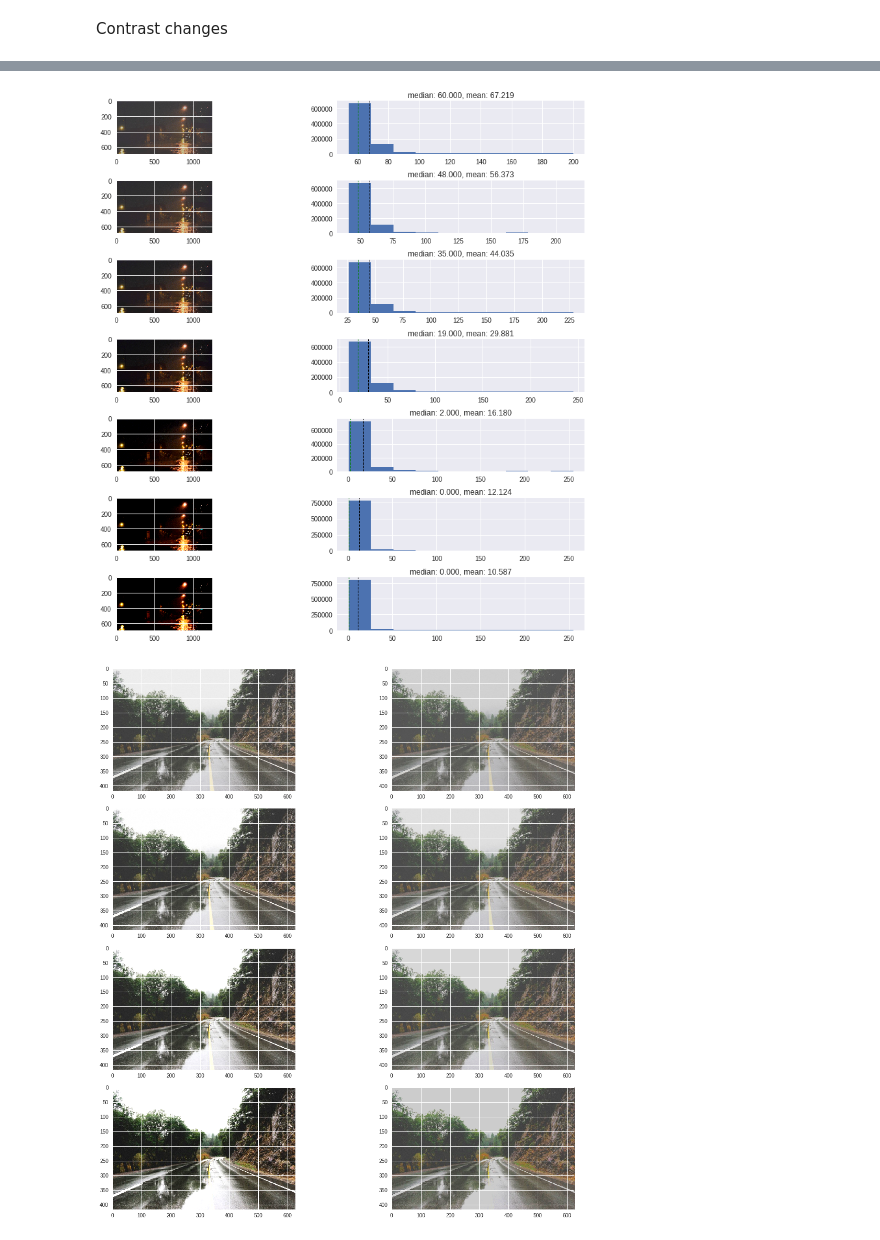
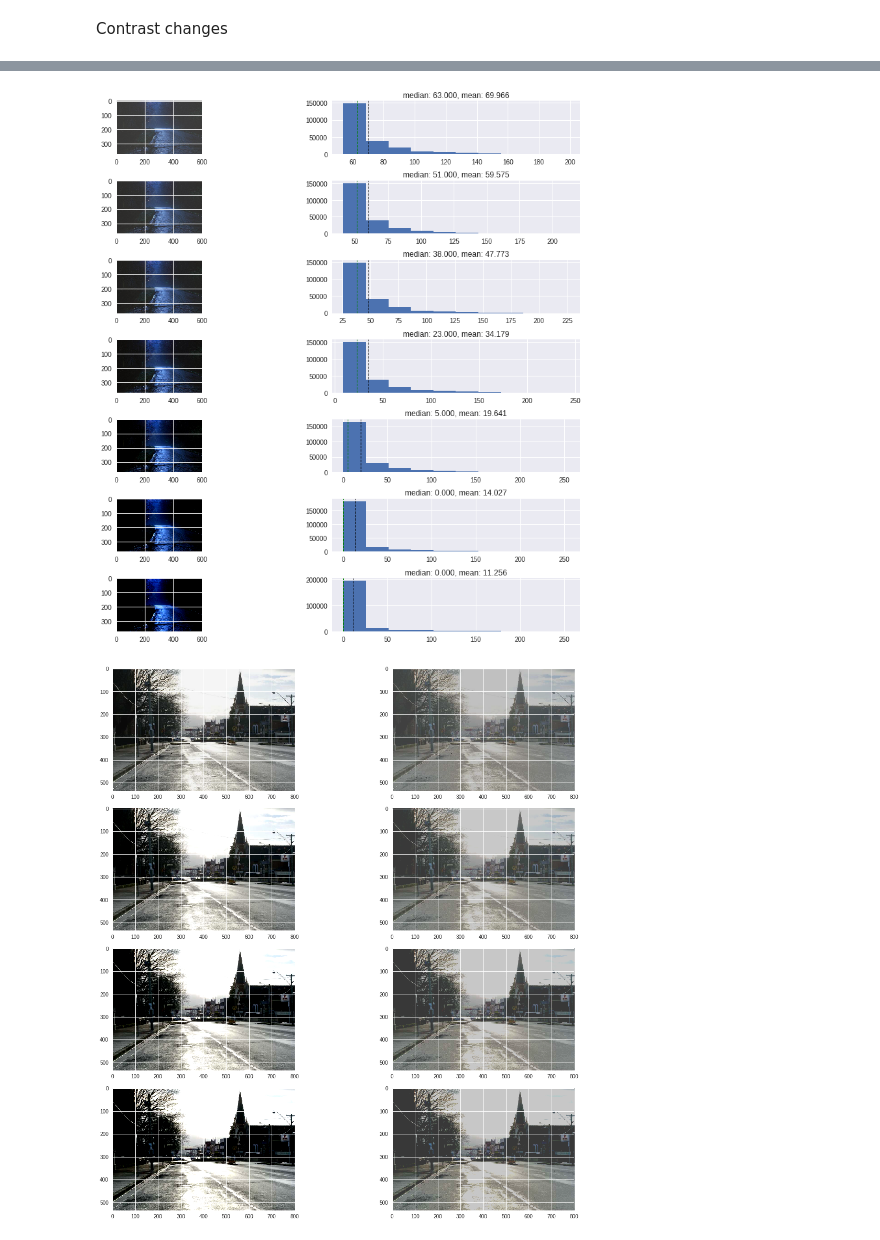
Before and after one commit to UjjwalSaxena/road-glare-removal-tests, a Jupyter notebook: tests1.ipynb, the cells around one changed output, grey strips where cells are left out. Cells and saved outputs as stored; diff of their text form; code cells hidden in the pictures.

```diff
--- a/tests1.ipynb
+++ b/tests1.ipynb
@@ -201,9 +221,9 @@ def contrast_variants(image_path):
 
       axs2[i,0].imshow(np_image)
 
-      YUV_image= getLuminosity(np_image)
-      res.append(YUV_image) #1
-      single_d= YUV_image.ravel()
+      Y_image= getLuminosity(np_image)
+      res.append(Y_image) #1
+      single_d= Y_image.ravel()
       res.append(single_d) #2
   #     print(single_d)
       result = axs2[i,1].hist(single_d)
@@ -222,5 +242,5 @@ def contrast_variants(image_path):
   plt.show()
   return result_set
 # %%
-res_over= contrast_variants('overExposed/overexpImage2.jpg')
+res_over= contrast_variants('overExposed/overexpImage3.jpg')
 # %% [output]
@@ -228,34 +248,34 @@ res_over= contrast_variants('overExposed/overexpImage2.jpg')
 # %%
-res_under=contrast_variants('underExposed/underexpImage3.jpg')
+res_under=contrast_variants('underExposed/underexpImage2.jpg')
 # %% [output]
-[figure, old version]
+[figure, new version]
 # %%
 import math
 fig3, axs3 = plt.subplots(len(res_over[3:7]),2, figsize=(15, 15))
 fig3.tight_layout()
 ind=0
 
 for s in res_over[3:7]:
   image=s[0]
-  YUV_image= s[1]
+  Y_image= s[1]
   median= s[3]
 
-  height= YUV_image.shape[0]
-  width= YUV_image.shape[1]
-  coeff=0
+  height= Y_image.shape[0]
+  width= Y_image.shape[1]
+  coeff=5
   for i in range(height):
     for j in range(width):
-      pixel_value=YUV_image[i:i+1,j:j+1]
+      pixel_value=Y_image[i:i+1,j:j+1]
       if pixel_value>median:
-        YUV_image[i:i+1,j:j+1]= min(pixel_value-int(math.sqrt(pixel_value-median)+coeff),255)
+        Y_image[i:i+1,j:j+1]= min(pixel_value-int(math.sqrt(pixel_value-median)*coeff),255)
       else:
-        YUV_image[i:i+1,j:j+1]= max(pixel_value+int(math.sqrt(median-pixel_value)+coeff),0)
+        Y_image[i:i+1,j:j+1]= max(pixel_value+int(math.sqrt(median-pixel_value)*coeff),0)
   axs3[ind,0].imshow(image)
   image= cv2.cvtColor(image, cv2.COLOR_RGB2YUV)
-  image[:,:,0]=YUV_image
+  image[:,:,0]=Y_image
   image= cv2.cvtColor(image, cv2.COLOR_YUV2RGB)
   axs3[ind,1].imshow(image)
   ind+=1
 plt.show()
 # %% [output]
-[figure, old version]
+[figure, new version]
```
Also changed, not shown: parts of 8 cells of this notebook.
